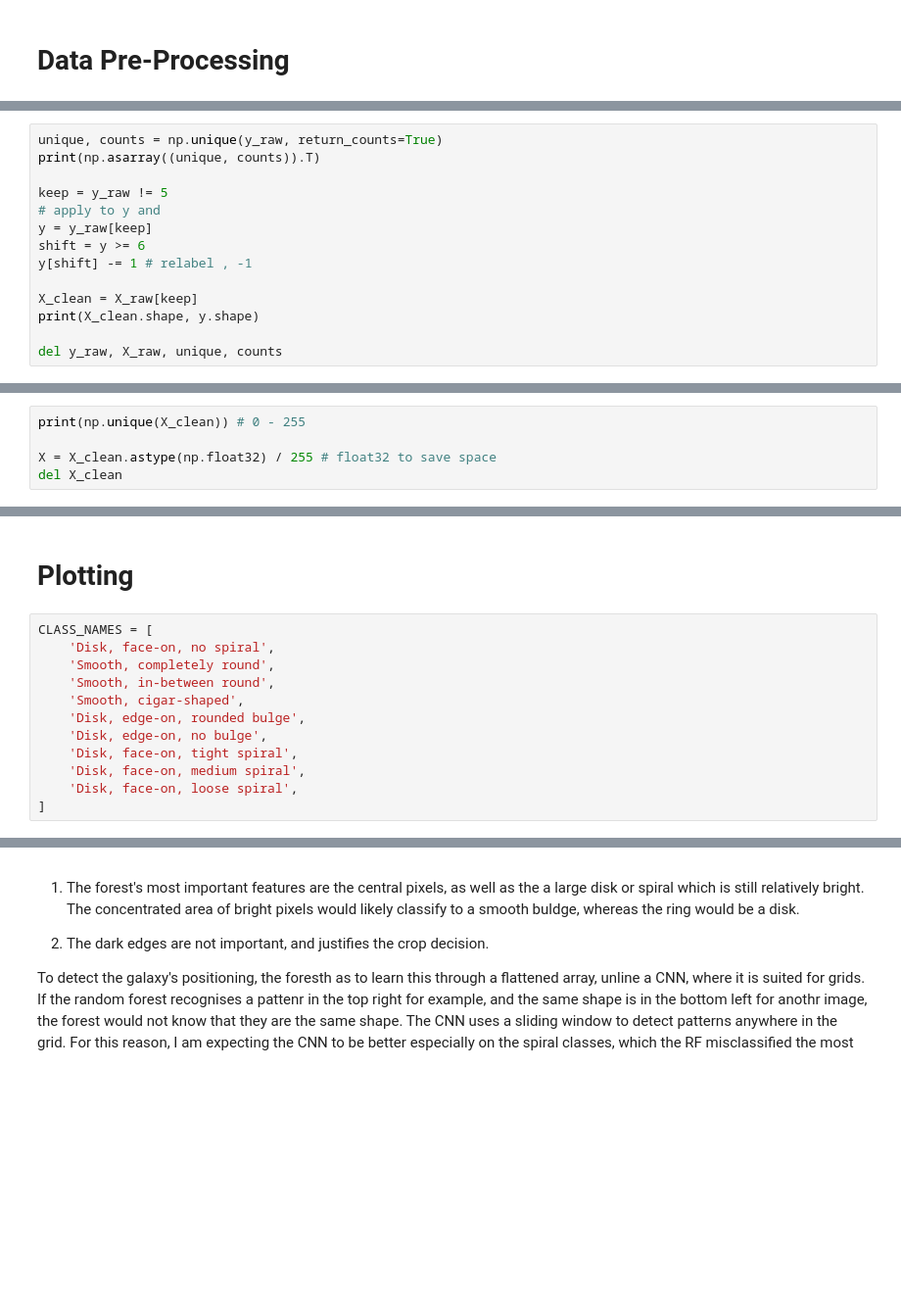
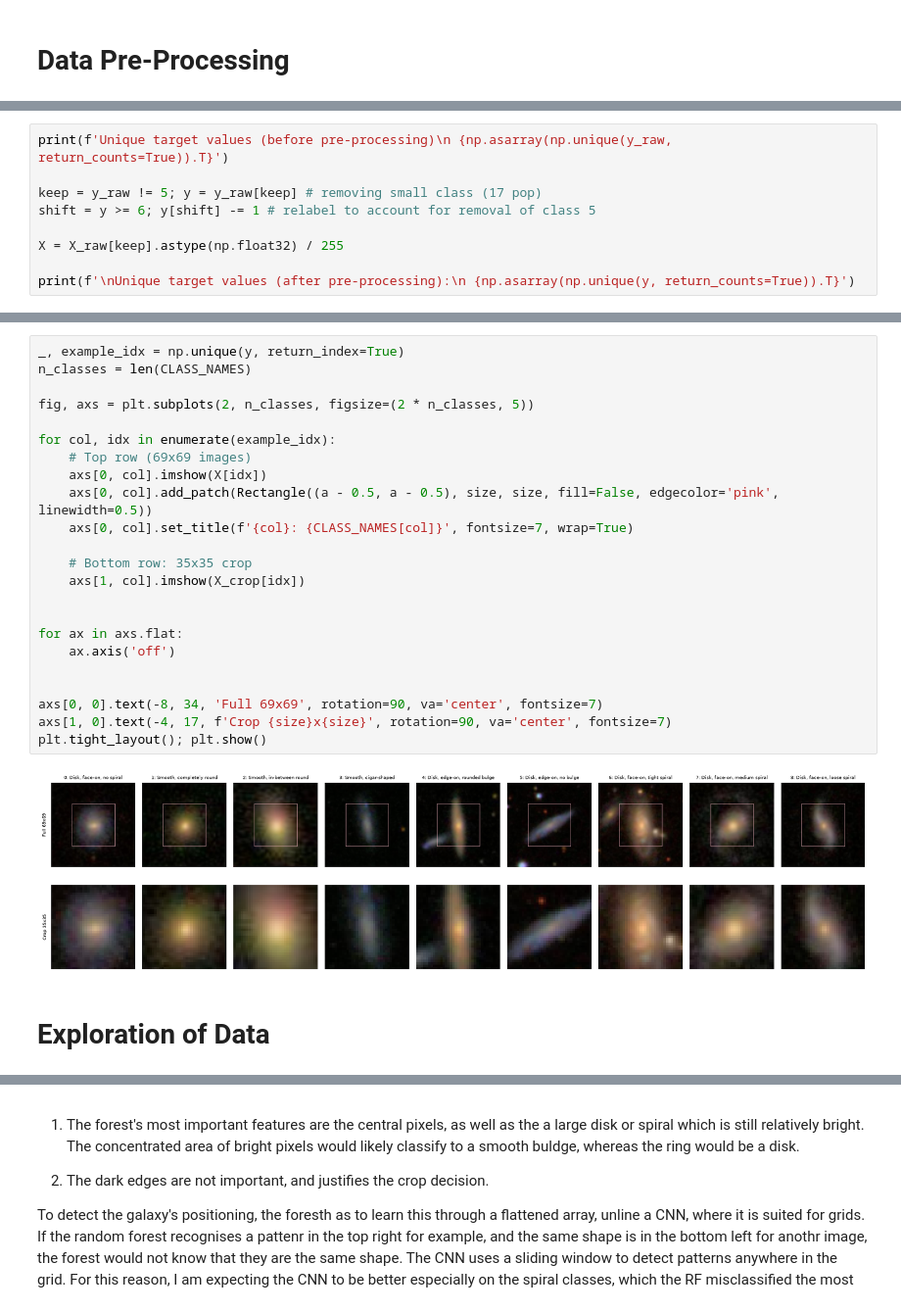
Before and after one commit to AyoubGutin/galaxy_classification, a Jupyter notebook: main.ipynb, the cells around one changed output, grey strips where cells are left out. Shown at 98% size. Saved outputs shown, nothing was run; the diff lists cells and outputs as text; blank space fills up the shorter version.

Commit message:
reorganising: markdown + code blocks. Improved graph on crop

```diff
--- a/main.ipynb
+++ b/main.ipynb
@@ -146,15 +161,10 @@ dimensions- 1
 # %%
-unique, counts = np.unique(y_raw, return_counts=True)
-print(np.asarray((unique, counts)).T)
+print(f'Unique target values (before pre-processing)\n {np.asarray(np.unique(y_raw, return_counts=True)).T}')
 
-keep = y_raw != 5
-# apply to y and
-y = y_raw[keep]
-shift = y >= 6
-y[shift] -= 1 # relabel , -1
+keep = y_raw != 5; y = y_raw[keep] # removing small class (17 pop)
+shift = y >= 6; y[shift] -= 1 # relabel to account for removal of class 5
 
-X_clean = X_raw[keep]
-print(X_clean.shape, y.shape)
+X = X_raw[keep].astype(np.float32) / 255
 
-del y_raw, X_raw, unique, counts
+print(f'\nUnique target values (after pre-processing):\n {np.asarray(np.unique(y, return_counts=True)).T}')
 # %% [output]
@@ -174,5 +187,0 @@ Removing Class 5, as it is only 17 of the cases ,and would result in noise/
-# %%
-print(np.unique(X_clean)) # 0 - 255
-
-X = X_clean.astype(np.float32) / 255 # float32 to save space
-del X_clean
@@ -195,17 +228,30 @@ del X_clean
+# %%
+_, example_idx = np.unique(y, return_index=True)
+n_classes = len(CLASS_NAMES)
+
+fig, axs = plt.subplots(2, n_classes, figsize=(2 * n_classes, 5))
+
+for col, idx in enumerate(example_idx):
+    # Top row (69x69 images)
+    axs[0, col].imshow(X[idx])
+    axs[0, col].add_patch(Rectangle((a - 0.5, a - 0.5), size, size, fill=False, edgecolor='pink', linewidth=0.5))
+    axs[0, col].set_title(f'{col}: {CLASS_NAMES[col]}', fontsize=7, wrap=True)
+
+    # Bottom row: 35x35 crop
+    axs[1, col].imshow(X_crop[idx])
+
+
+for ax in axs.flat:
+    ax.axis('off')
+
+
+axs[0, 0].text(-8, 34, 'Full 69x69', rotation=90, va='center', fontsize=7)
+axs[1, 0].text(-4, 17, f'Crop {size}x{size}', rotation=90, va='center', fontsize=7)
+plt.tight_layout(); plt.show()
+# %% [output]
+[figure, new version]
 # %% [markdown]
-# Plotting
+# Exploration of Data
-# %%
-CLASS_NAMES = [
-    'Disk, face-on, no spiral',
-    'Smooth, completely round',
-    'Smooth, in-between round',
-    'Smooth, cigar-shaped',
-    'Disk, edge-on, rounded bulge',
-    'Disk, edge-on, no bulge',
-    'Disk, face-on, tight spiral',
-    'Disk, face-on, medium spiral',
-    'Disk, face-on, loose spiral',
-]
 # %% [markdown]
 ## Distribution of Classes
 
```
Also changed, not shown: parts of 48 cells of this notebook.
